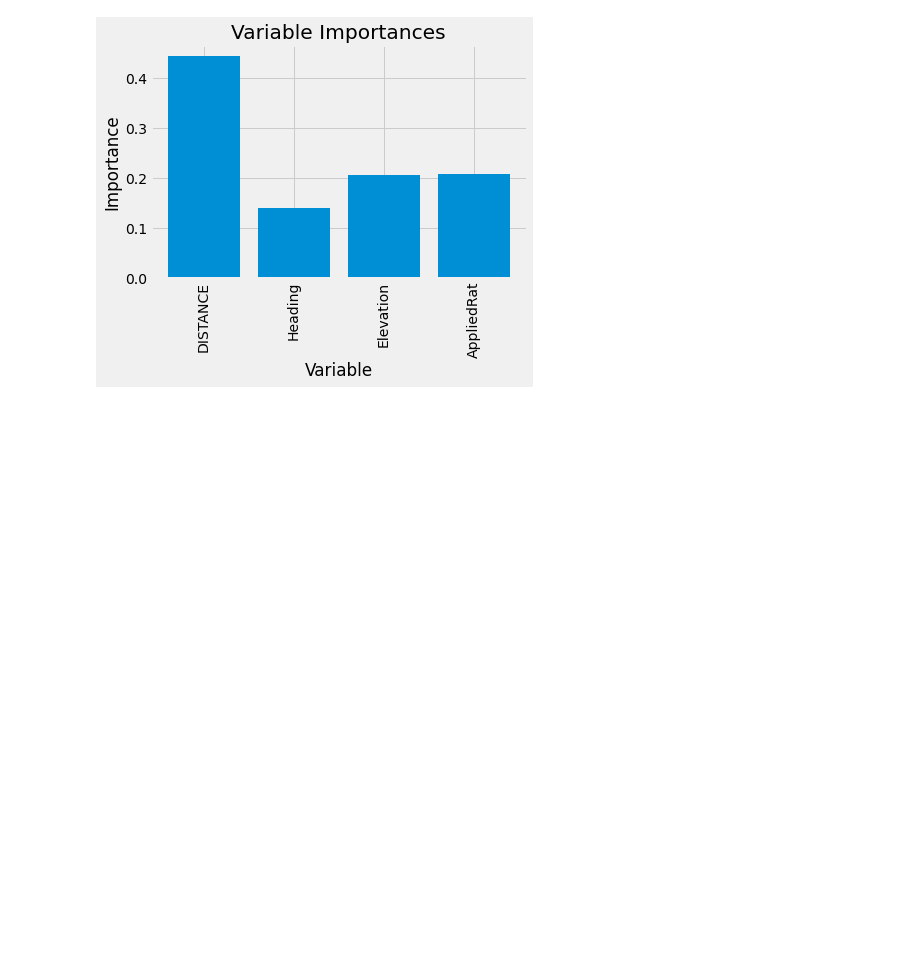
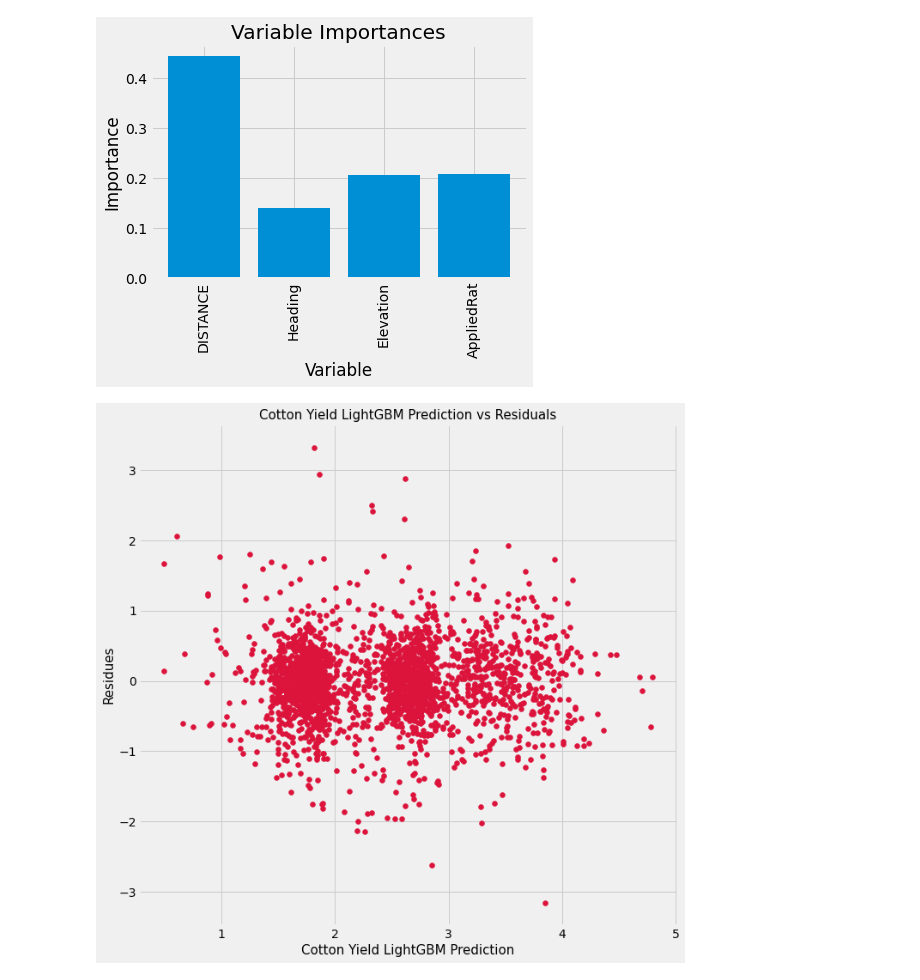
Before and after one commit to hjn14133/Machine-Learning, a Jupyter notebook: LightGBM_yield.ipynb, the cells around one changed output. Drawn from its saved outputs; the diff is of its cells as text; code cells hidden in the pictures; blank space fills up the shorter version.

```diff
--- a/LightGBM_yield.ipynb
+++ b/LightGBM_yield.ipynb
@@ -108,3 +108,16 @@ plt.xticks(x_values, feature_list, rotation='vertical')
 plt.ylabel('Importance'); plt.xlabel('Variable'); plt.title('Variable Importances');
 # %% [output]
 [figure]
+# %%
+# Plot actual data and predictions
+
+plt.figure(figsize=(10,10))
+plt.scatter(y_pred, (y_test-y_pred), c='crimson')
+
+#plt.plot([p1, p2], [p1, p2], 'b-')
+plt.title('Cotton Yield LightGBM Prediction vs Residuals', fontsize=15)
+plt.xlabel('Cotton Yield LightGBM Prediction', fontsize=15)
+plt.ylabel('Residues', fontsize=15)
+plt.show()
+# %% [output]
+[figure, added]
```
